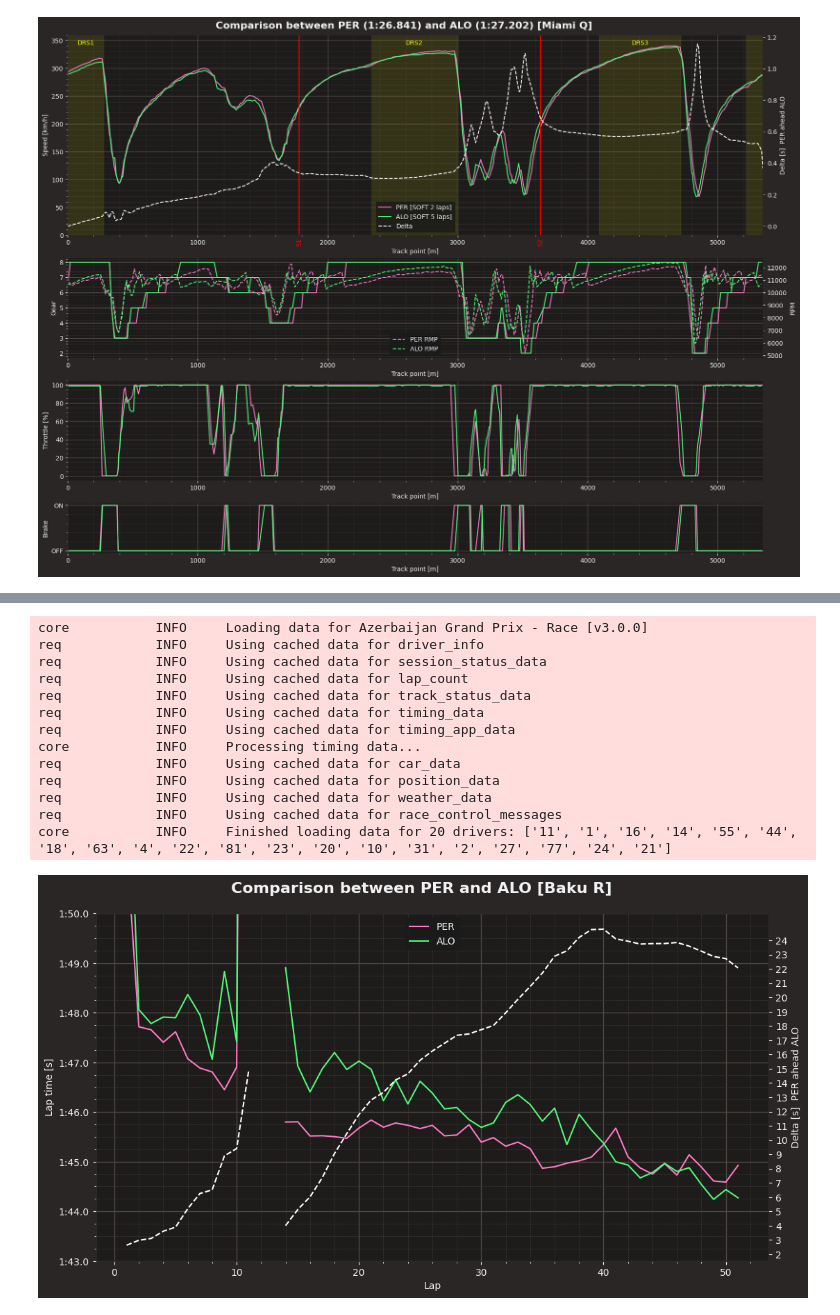
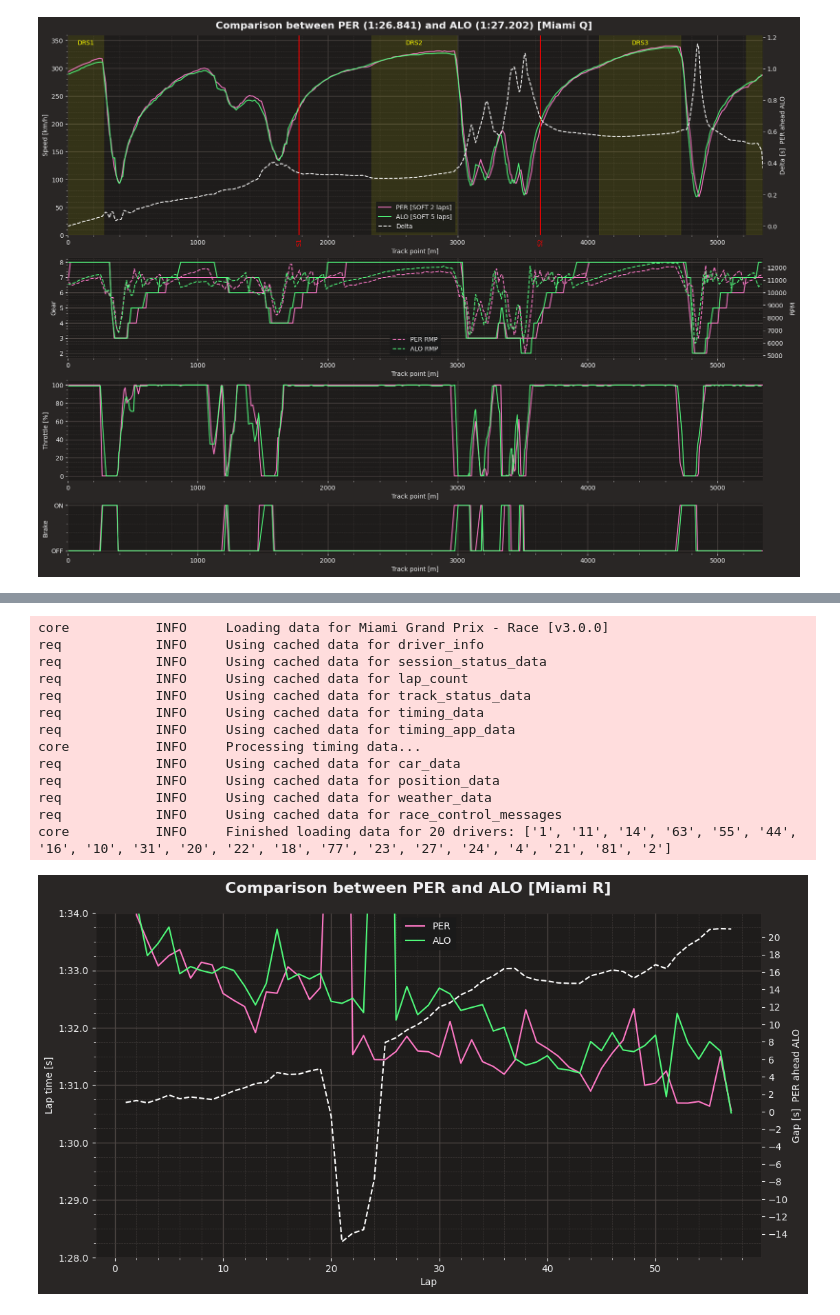
Before and after one commit to jesusjoveruclm/f1analysis, a Jupyter notebook: f1.ipynb, the cells around one changed output, grey strips where cells are left out. Cells and saved outputs as stored; diff of their text form; code cells hidden in the pictures.

```diff
--- a/f1.ipynb
+++ b/f1.ipynb
@@ -178,6 +222,6 @@ plt.savefig("quali_fastlap.png", dpi=150, bbox_inches="tight")
 # %%
 #Segundo análisis: comparación de ritmo de carrera entre dos pilotos
-gp = 'Baku'
+gp = 'Miami'
 session = 'R'
 
 #Selección de la sesión
@@ -185,7 +229,7 @@ race_data = ff1.get_session(2023, gp, session)
 #Carga de los datos de la sesión
 race_data.load()
 # %% [output]
-core           INFO     Loading data for Azerbaijan Grand Prix - Race [v3.0.0]
+core           INFO     Loading data for Miami Grand Prix - Race [v3.0.0]
 req            INFO     Using cached data for driver_info
 req            INFO     Using cached data for session_status_data
 req            INFO     Using cached data for lap_count
@@ -197,7 +241,7 @@ req            INFO     Using cached data for car_data
 req            INFO     Using cached data for position_data
 req            INFO     Using cached data for weather_data
 req            INFO     Using cached data for race_control_messages
-core           INFO     Finished loading data for 20 drivers: ['11', '1', '16', '14', '55', '44', '18', '63', '4', '22', '81', '23', '20', '10', '31', '2', '27', '77', '24', '21']
+core           INFO     Finished loading data for 20 drivers: ['1', '11', '14', '63', '55', '44', '16', '10', '31', '20', '22', '18', '77', '23', '27', '24', '4', '21', '81', '2']
 # %%
 driver1 = 'PER'
 driver2 = 'ALO'
@@ -216,35 +260,35 @@ driver1_laps = race_data.laps.pick_driver(driver1).reset_index()
 #driver1_laps["CumulativeTime"] = driver1_laps["LapTime"].cumsum();
 driver2_laps = race_data.laps.pick_driver(driver2).reset_index()
 #driver2_laps["CumulativeTime"] = driver2_laps["LapTime"].cumsum();
 
-t_init = datetime.strptime("1:43","%M:%S")
-t_last = datetime.strptime("1:50","%M:%S")
+t_init = datetime.strptime("1:28","%M:%S")
+t_last = datetime.strptime("1:34","%M:%S")
 t_init = timedelta(minutes=t_init.minute, seconds=t_init.second)
 t_last = timedelta(minutes=t_last.minute, seconds=t_last.second)
 fig, ax = plt.subplots(1)
 fig.set_size_inches(12.5, 6.5)
 
 #Plot de ritmo de carrera
 plt.suptitle(f"Comparison between {driver1} and {driver2} [{gp} {session}]", fontsize=16, fontweight="bold", y=0.95)
 ax.plot(range(1, race_data.total_laps+1), driver1_laps["LapTime"], label=f"{driver1}")
 ax.plot(range(1, race_data.total_laps+1), driver2_laps["LapTime"], label=f"{driver2}")
 ax.set_xlabel("Lap")
 ax.set_ylabel("Lap time [s]")
 ax.legend(loc="upper center")
 ax.set_ylim([t_init, t_last])
 
 #Plot de delta de tiempo
 twin = ax.twinx()
 delta = (driver2_laps["LapStartTime"]+driver2_laps["LapTime"]) - (driver1_laps["LapStartTime"] + driver1_laps["LapTime"])
 delta = delta.apply(lambda x: x.total_seconds()).astype(float)
 twin.plot(range(1, race_data.total_laps+1), delta, color="white", linestyle="--", label="Delta")
 step = round((delta.max()-delta.min())/15)
 if step == 0:
     step = 1
 twin.set_yticks(np.arange(int(delta.min()), int(delta.max())+1, step))
-twin.set_ylabel(f"Delta [s]  {driver1} ahead {driver2}")
+twin.set_ylabel(f"Gap [s]  {driver1} ahead {driver2}")
 
 #Almacenamiento de la imagen
-plt.savefig("race_pace.png", dpi=300, bbox_inches="tight")
+plt.savefig("second_analysis.png", dpi=150, bbox_inches="tight")
 # %% [output]
-[figure, old version]
+[figure, new version]
```
Also changed, not shown: parts of 11 cells of this notebook, 3 other files.
